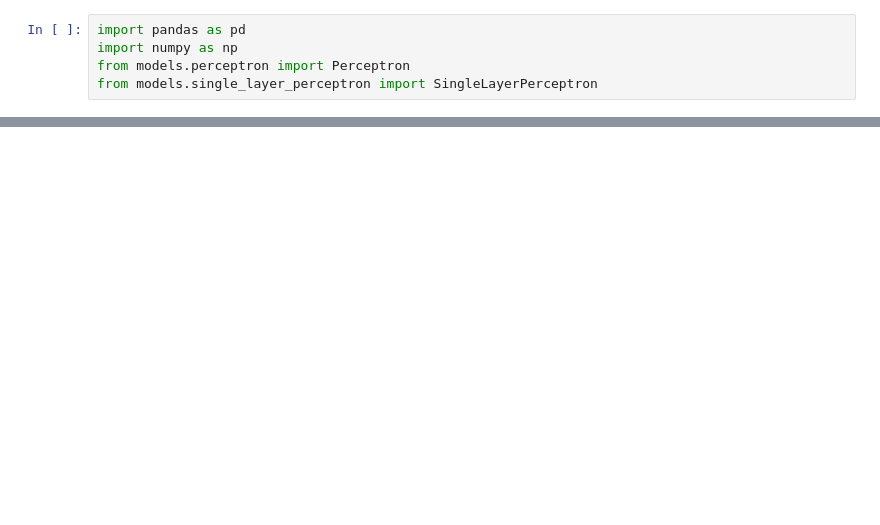
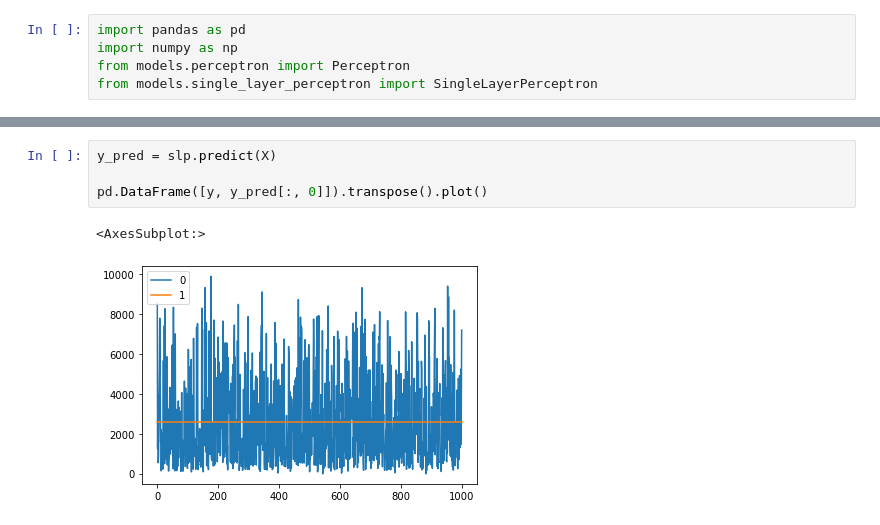
Before and after one commit to Constellation-Dev-Team/constellation-talks-01, a Jupyter notebook: function_modeling.ipynb, the cells around one changed output, grey strips where cells are left out. Drawn from its saved outputs; the diff is of its cells as text; blank space fills up the shorter version.

```diff
--- a/function_modeling.ipynb
+++ b/function_modeling.ipynb
@@ -55,0 +112,7 @@ pd.Series(slp.saved_errors[:]).plot()
+# %%
+y_pred = slp.predict(X)
+
+pd.DataFrame([y, y_pred[:, 0]]).transpose().plot()
+# %% [output]
+<AxesSubplot:>
+[figure, added]
```
Also changed, not shown: parts of 5 cells of this notebook, 5 other files.
